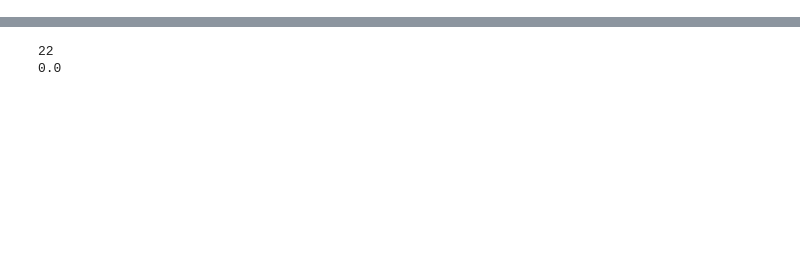
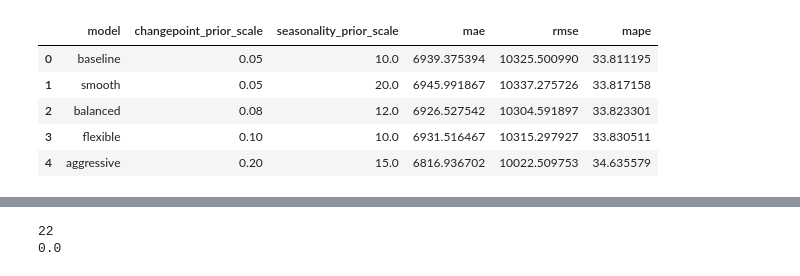
Before and after one commit to codeplayboy/RetailPulse-Zidio, a Jupyter notebook: notebooks/06_demand_forecasting.ipynb, the cells around one changed output, grey strips where cells are left out. Saved outputs shown, nothing was run; the diff lists cells and outputs as text; code cells hidden in the pictures; blank space fills up the shorter version.

Commit message:
Completed forecasting inventory churn modules

```diff
--- a/notebooks/06_demand_forecasting.ipynb
+++ b/notebooks/06_demand_forecasting.ipynb
@@ -473,0 +70,17 @@ fig1 = model.plot(forecast)
+# %%
+def calculate_metrics(y_true: np.ndarray, y_pred: np.ndarray) -> dict[str, float]:
+    """Calculate MAE, RMSE, and MAPE for a forecast."""
+    mask = y_true != 0
+    mae = mean_absolute_error(y_true, y_pred)
+    rmse = float(np.sqrt(mean_squared_error(y_true, y_pred)))
+    mape = float(np.mean(np.abs((y_true[mask] - y_pred[mask]) / y_true[mask])) * 100)
+    return {"mae": float(mae), "rmse": rmse, "mape": mape}
+
+
+n_test = max(30, int(len(series_df) * 0.2))
+split_index = len(series_df) - n_test
+train = series_df.iloc[:split_index].copy()
+test = series_df.iloc[split_index:].copy()
+
+print(f"Training rows: {len(train)}")
+print(f"Test rows: {len(test)}")
@@ -473,0 +103,64 @@ fig1 = model.plot(forecast)
+# %%
+model_configs = [
+    {"name": "baseline", "changepoint_prior_scale": 0.05, "seasonality_prior_scale": 10.0},
+    {"name": "flexible", "changepoint_prior_scale": 0.10, "seasonality_prior_scale": 10.0},
+    {"name": "smooth", "changepoint_prior_scale": 0.05, "seasonality_prior_scale": 20.0},
+    {"name": "aggressive", "changepoint_prior_scale": 0.20, "seasonality_prior_scale": 15.0},
+    {"name": "balanced", "changepoint_prior_scale": 0.08, "seasonality_prior_scale": 12.0},
+]
+
+results = []
+
+for config in model_configs:
+    model = Prophet(
+        changepoint_prior_scale=config["changepoint_prior_scale"],
+        seasonality_prior_scale=config["seasonality_prior_scale"],
+        yearly_seasonality=True,
+        weekly_seasonality=True,
+        interval_width=0.95,
+    )
+
+    model.add_seasonality(
+        name="monthly",
+        period=30.5,
+        fourier_order=5,
+    )
+
+    model.fit(train)
+
+    future = model.make_future_dataframe(periods=len(test), freq="D")
+    forecast = model.predict(future)
+
+    evaluation_df = test.merge(
+        forecast[["ds", "yhat"]],
+        on="ds",
+        how="inner"
+    )
+
+    metrics = calculate_metrics(
+        evaluation_df["y"].to_numpy(),
+        evaluation_df["yhat"].to_numpy()
+    )
+
+    row = {
+        "model": config["name"],
+        "changepoint_prior_scale": config["changepoint_prior_scale"],
+        "seasonality_prior_scale": config["seasonality_prior_scale"],
+        "mae": metrics["mae"],
+        "rmse": metrics["rmse"],
+        "mape": metrics["mape"],
+    }
+
+    results.append(row)
+
+    print(
+        f"{config['name']} --> "
+        f"MAE: {metrics['mae']:.2f}, "
+        f"RMSE: {metrics['rmse']:.2f}, "
+        f"MAPE: {metrics['mape']:.2f}%"
+    )
+
+comparison_df = pd.DataFrame(results)
+comparison_df = comparison_df.sort_values(["mape", "rmse", "mae"], ascending=[True, True, True]).reset_index(drop=True)
+comparison_df
+# %% [output]
@@ -473,0 +182,6 @@ fig1 = model.plot(forecast)
+|  | model | changepoint_prior_scale | seasonality_prior_scale | mae | rmse | mape |
+| 0 | baseline | 0.05 | 10.0 | 6939.375394 | 10325.500990 | 33.811195 |
+| 1 | smooth | 0.05 | 20.0 | 6945.991867 | 10337.275726 | 33.817158 |
+| 2 | balanced | 0.08 | 12.0 | 6926.527542 | 10304.591897 | 33.823301 |
+| 3 | flexible | 0.10 | 10.0 | 6931.516467 | 10315.297927 | 33.830511 |
+| 4 | aggressive | 0.20 | 15.0 | 6816.936702 | 10022.509753 | 34.635579 |
```
Also changed, not shown: parts of 75 cells of this notebook, 10 other files.
